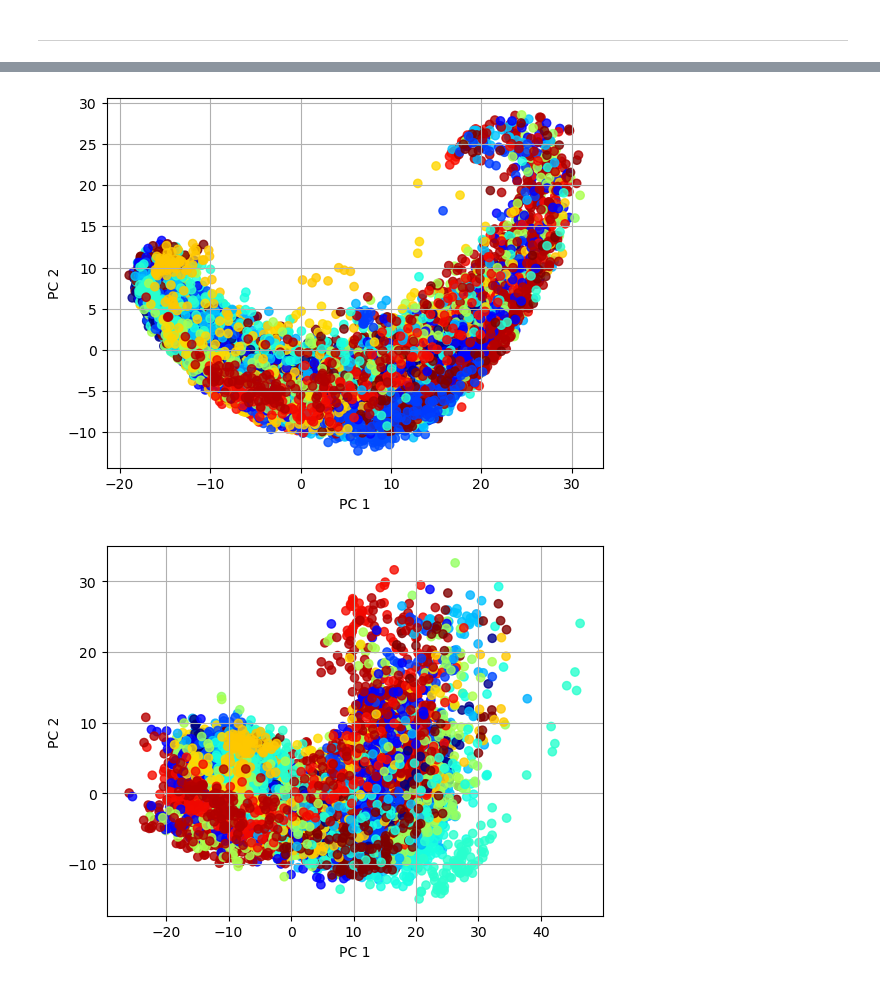
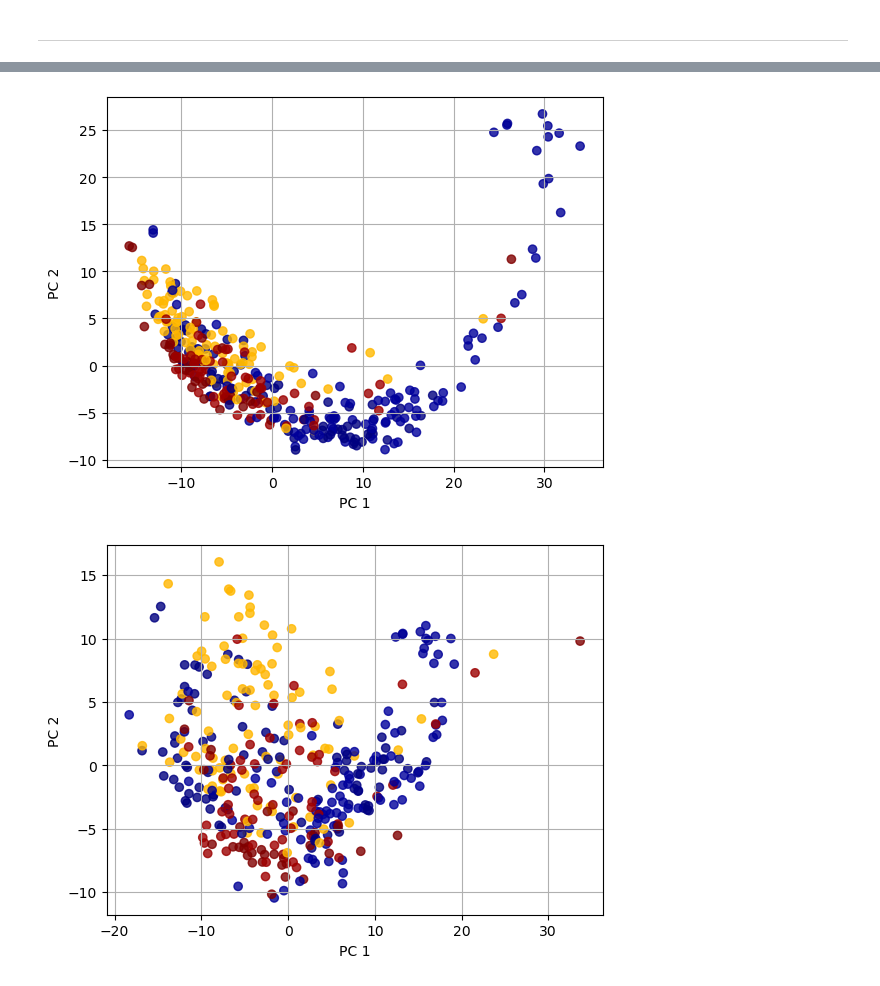
Before and after one commit to mattHG70/SIADS696_Milestone2, a Jupyter notebook: notebooks/milestone2_batchcorrect.ipynb, the cells around one changed output, grey strips where cells are left out. Drawn from its saved outputs; the diff is of its cells as text; code cells hidden in the pictures.

Commit message:
add simple PCA to batch corr notebook

```diff
--- a/notebooks/milestone2_batchcorrect.ipynb
+++ b/notebooks/milestone2_batchcorrect.ipynb
@@ -110,0 +119,3 @@ df_embed_vec_corr.to_csv(os.path.join(data_dir, "bbbc021_image_embed_compact_bat
+# %%
+df_compd_corr = df_embed_vec_corr[df_embed_vec_corr["Metadata_MoA"] == "Protein degradation"]
+df_compd_corr.shape
@@ -110,0 +128,5 @@ df_embed_vec_corr.to_csv(os.path.join(data_dir, "bbbc021_image_embed_compact_bat
+# %%
+plates_corr = df_compd_corr["Metadata_PlateNumber"]
+# %%
+cmpd_data_corr = df_compd_corr.iloc[:,9:]
+cmpd_data_corr.head()
@@ -115,22 +150,22 @@ orig_components = pca_orig.transform(data)
 # %%
 fig, ax = plt.subplots()
-ax.scatter(orig_components[:,0], orig_components[:,1], alpha=0.8, c=list(batches), cmap="jet")
+ax.scatter(orig_components[:,0], orig_components[:,1], alpha=0.8, c=list(plates_orig), cmap="jet")
 ax.set_xlabel("PC 1")
 ax.set_ylabel("PC 2")
 plt.grid(True)
 plt.show()
 # %% [output]
-[figure, old version]
+[figure, new version]
 # %%
 pca_corr = PCA()
-pca_corr.fit(data_corrected.T)
-corr_components = pca_corr.transform(data_corrected.T)
+pca_corr.fit(cmpd_data_corr)
+corr_components = pca_corr.transform(cmpd_data_corr)
 # %%
 fig, ax = plt.subplots()
-ax.scatter(corr_components[:,0], corr_components[:,1], alpha=0.8, c=list(batches), cmap="jet")
+ax.scatter(corr_components[:,0], corr_components[:,1], alpha=0.8, c=list(plates_corr), cmap="jet")
 ax.set_xlabel("PC 1")
 ax.set_ylabel("PC 2")
 plt.grid(True)
 plt.show()
 # %% [output]
-[figure, old version]
+[figure, new version]
```
Also changed, not shown: parts of 7 cells of this notebook.
